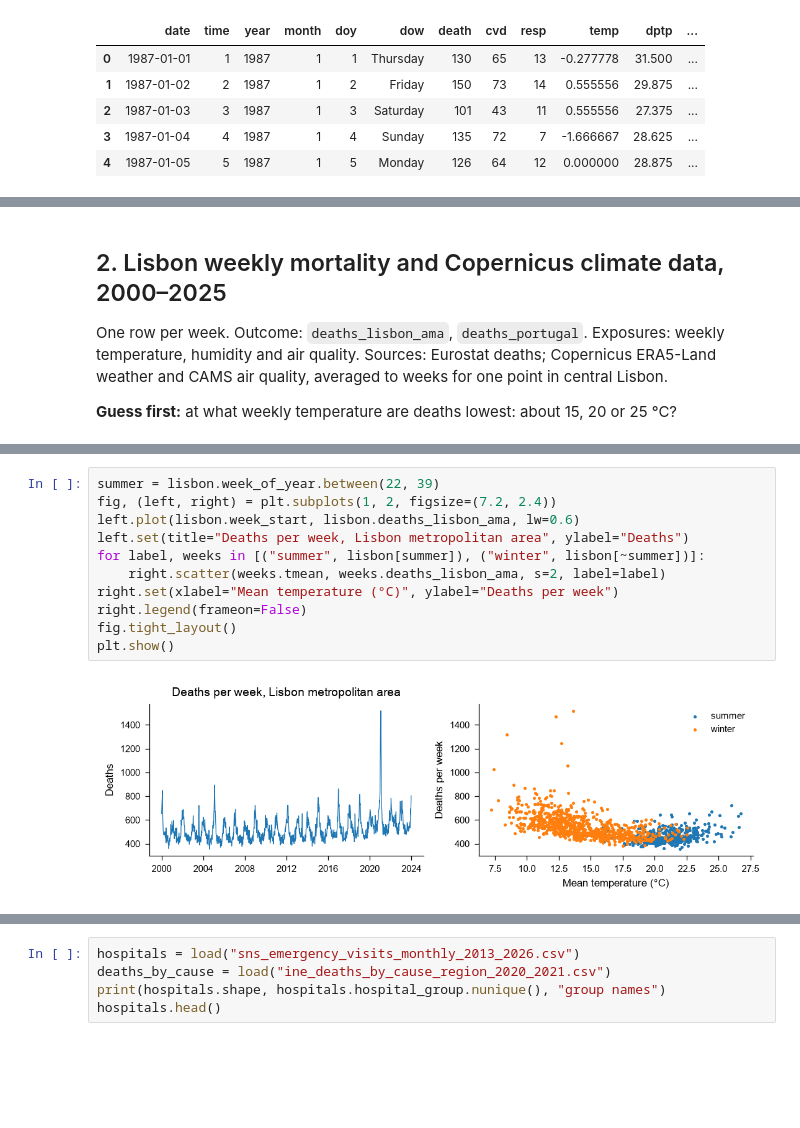
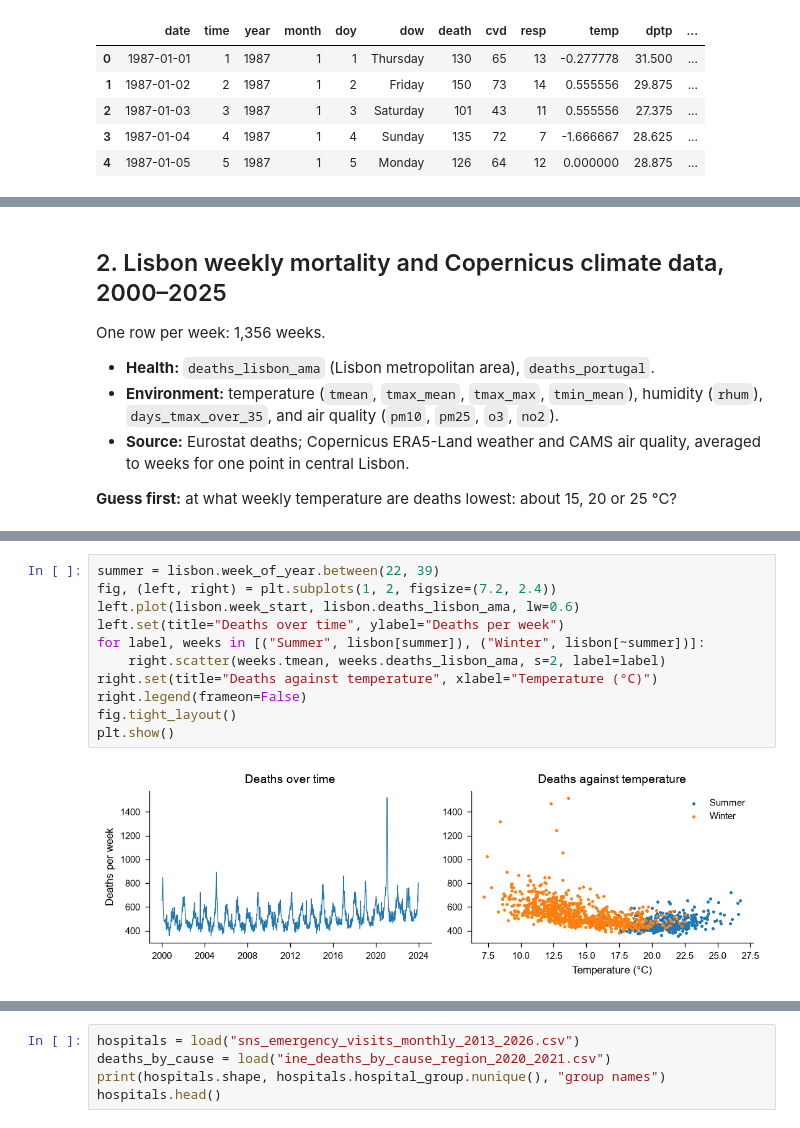
Before and after one commit to QuantitativeBiology/PlanetaryHealth_SystemsScience, a Jupyter notebook: PlanetaryHealth_Datasets.ipynb, the cells around one changed output, grey strips where cells are left out. Saved outputs shown, nothing was run; the diff lists cells and outputs as text; blank space fills up the shorter version.

```diff
--- a/PlanetaryHealth_Datasets.ipynb
+++ b/PlanetaryHealth_Datasets.ipynb
@@ -143,10 +168,15 @@ Model: 11.0
 # %% [markdown]
 ## 2. Lisbon weekly mortality and Copernicus climate data, 2000–2025
 
-One row per week. Outcome: `deaths_lisbon_ama`, `deaths_portugal`.
-Exposures: weekly temperature, humidity and air quality.
-Sources: Eurostat deaths; Copernicus ERA5-Land weather and CAMS air
-quality, averaged to weeks for one point in central Lisbon.
+One row per week: 1,356 weeks.
+
+- **Health:** `deaths_lisbon_ama` (Lisbon metropolitan area),
+  `deaths_portugal`.
+- **Environment:** temperature (`tmean`, `tmax_mean`, `tmax_max`,
+  `tmin_mean`), humidity (`rhum`), `days_tmax_over_35`, and air quality
+  (`pm10`, `pm25`, `o3`, `no2`).
+- **Source:** Eurostat deaths; Copernicus ERA5-Land weather and CAMS air
+  quality, averaged to weeks for one point in central Lisbon.
 
 **Guess first:** at what weekly temperature are deaths lowest: about
 15, 20 or 25 °C?
@@ -167,14 +197,14 @@ lisbon.tail()
 # %%
 summer = lisbon.week_of_year.between(22, 39)
 fig, (left, right) = plt.subplots(1, 2, figsize=(7.2, 2.4))
 left.plot(lisbon.week_start, lisbon.deaths_lisbon_ama, lw=0.6)
-left.set(title="Deaths per week, Lisbon metropolitan area", ylabel="Deaths")
-for label, weeks in [("summer", lisbon[summer]), ("winter", lisbon[~summer])]:
+left.set(title="Deaths over time", ylabel="Deaths per week")
+for label, weeks in [("Summer", lisbon[summer]), ("Winter", lisbon[~summer])]:
     right.scatter(weeks.tmean, weeks.deaths_lisbon_ama, s=2, label=label)
-right.set(xlabel="Mean temperature (°C)", ylabel="Deaths per week")
+right.set(title="Deaths against temperature", xlabel="Temperature (°C)")
 right.legend(frameon=False)
 fig.tight_layout()
 plt.show()
 # %% [output]
-[figure, old version]
+[figure, new version]
 # %%
```
Also changed, not shown: parts of 16 cells of this notebook, 1 other file.
